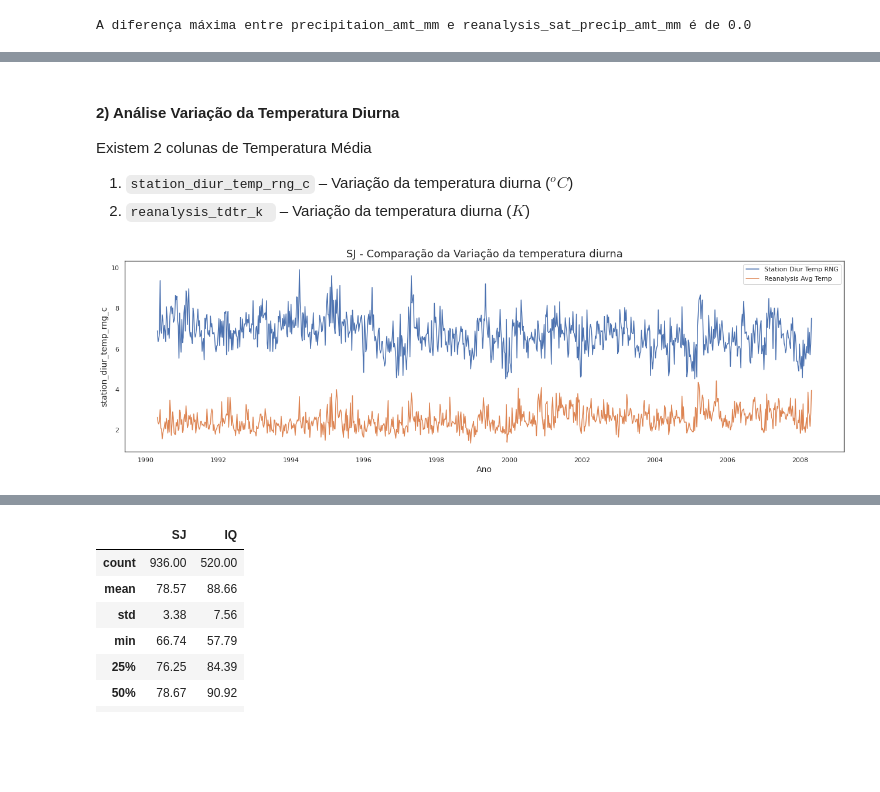
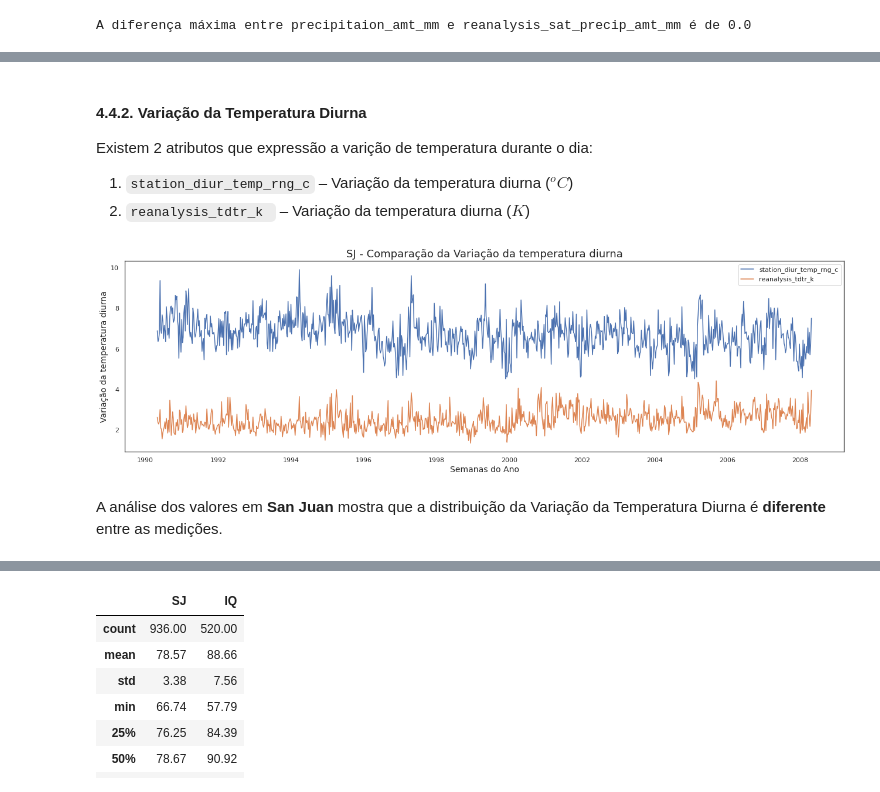
Before and after one commit to ciencia-dados-ifsp-grupo5/DengAI, a Jupyter notebook: notebooks/dengAI.ipynb, the cells around one changed output, grey strips where cells are left out. Drawn from its saved outputs; the diff is of its cells as text; code cells hidden in the pictures; blank space fills up the shorter version.

```diff
--- a/notebooks/dengAI.ipynb
+++ b/notebooks/dengAI.ipynb
@@ -445,17 +449,22 @@ Atributos:  (520, 20)
 # %% [markdown]
-#### 2) Análise Variação da Temperatura Diurna
-Existem 2 colunas de Temperatura Média
+#### 4.4.2. Variação da Temperatura Diurna
+
+Existem 2 atributos que expressão a varição de temperatura durante o dia:
+
 1. `station_diur_temp_rng_c` –  Variação da temperatura diurna ($^oC$)
 2. `reanalysis_tdtr_k ` – Variação da temperatura diurna ($K$)
 # %%
 # Gráfico de linha
 plt.figure(figsize=(22,6))
-sns.lineplot(data = sj_features, y = 'station_diur_temp_rng_c', x = 'week_start_date', label = 'Station Diur Temp RNG')
-sns.lineplot(data = sj_features, y = 'reanalysis_tdtr_k', x = 'week_start_date', label = 'Reanalysis Avg Temp')
+sns.lineplot(data = sj_features, y = 'station_diur_temp_rng_c', x = 'week_start_date', label = 'station_diur_temp_rng_c')
+sns.lineplot(data = sj_features, y = 'reanalysis_tdtr_k', x = 'week_start_date', label = 'reanalysis_tdtr_k')
 
-plt.title('SJ - Comparação da Variação da temperatura diurna', fontsize='18')
-plt.xlabel('Ano', fontsize='14')
+plt.title('SJ - Comparação da Variação da temperatura diurna')
+plt.xlabel('Semanas do Ano')
+plt.ylabel('Variação da temperatura diurna')
 plt.legend()
 plt.show()
 # %% [output]
-[figure, old version]
+[figure, new version]
+# %% [markdown]
+A análise dos valores em **San Juan** mostra que a distribuição da Variação da Temperatura Diurna é **diferente** entre as medições.
```
Also changed, not shown: parts of 52 cells of this notebook.
